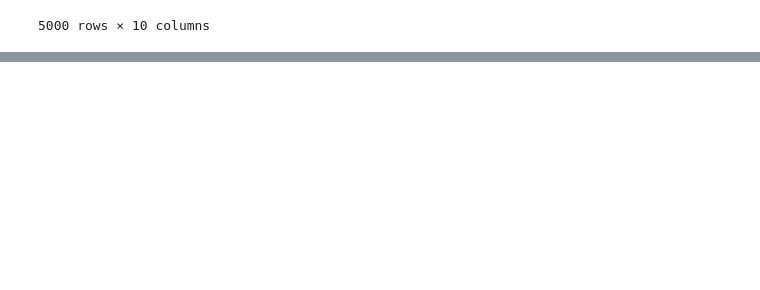
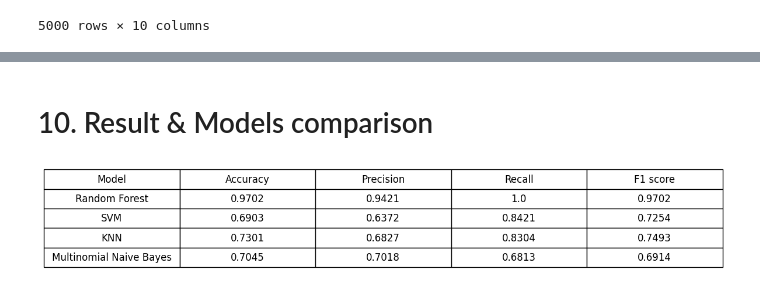
Before and after one commit to gaizzzzz/IntroToDS_FinalProject, a Jupyter notebook: notebooks/4.0-data-modelling.ipynb, the cells around one changed output, grey strips where cells are left out. Cells and saved outputs as stored; diff of their text form; code cells hidden in the pictures; blank space fills up the shorter version.

```diff
--- a/notebooks/4.0-data-modelling.ipynb
+++ b/notebooks/4.0-data-modelling.ipynb
@@ -372,0 +228,10 @@ Random Forest tốt nhất
+# %%
+#Use GridSearchCv to find the best combination of parameters
+best_parameters = {}
+for model, name, param in zip(models[1:], model_names[1:], params):
+    grid_search = GridSearchCV(model, param, cv=5, scoring='accuracy')
+    grid_search.fit(X_train, y_train)
+    best_parameters[name] = grid_search.best_params_
+
+for name, best_param in best_parameters.items():
+    print(f"Best parameters for {name}: {best_param}")
@@ -372,0 +244,23 @@ Random Forest tốt nhất
+# %%
+#Prediction
+for model, name in zip(models[1:], model_names[1:]):
+    model.set_params(**best_parameters[name])
+    model.fit(X_train, y_train)
+    y_pred = model.predict(X_test)
+    y_preds[name] = y_pred
+
+#Evaluation
+results = []
+for model in model_names:
+    y_pred = y_preds[model]
+    accuracy = accuracy_score(y_test, y_pred).__round__(4)
+    precision = precision_score(y_test, y_pred, pos_label=pos_label).__round__(4)
+    recall = recall_score(y_test, y_pred, pos_label=pos_label).__round__(4)
+    f1score = f1_score(y_test, y_pred, pos_label=pos_label).__round__(4)
+    results.append([accuracy, precision, recall, f1score])
+
+df_results = pd.DataFrame(results, columns=['Accuracy', 'Precision', 'Recall', 'F1 score'])
+
+df_results.index = model_names
+df_result = df_results.transpose()
+df_result
@@ -372,0 +273,14 @@ Random Forest tốt nhất
+# %% [markdown]
+# 10. Result & Models comparison
+# %%
+#Result
+df_results.insert(0, 'Model', df_results.index)
+fig, ax = plt.subplots(figsize=(10, 2))
+ax.axis('off')
+table = ax.table(cellText=df_results.values, colLabels=df_results.columns, cellLoc='center', loc='center')
+table.auto_set_font_size(False)
+table.set_fontsize(12)
+table.scale(1.5, 2)
+plt.show()
+# %% [output]
+[figure, added]
```
Also changed, not shown: parts of 54 cells of this notebook.
